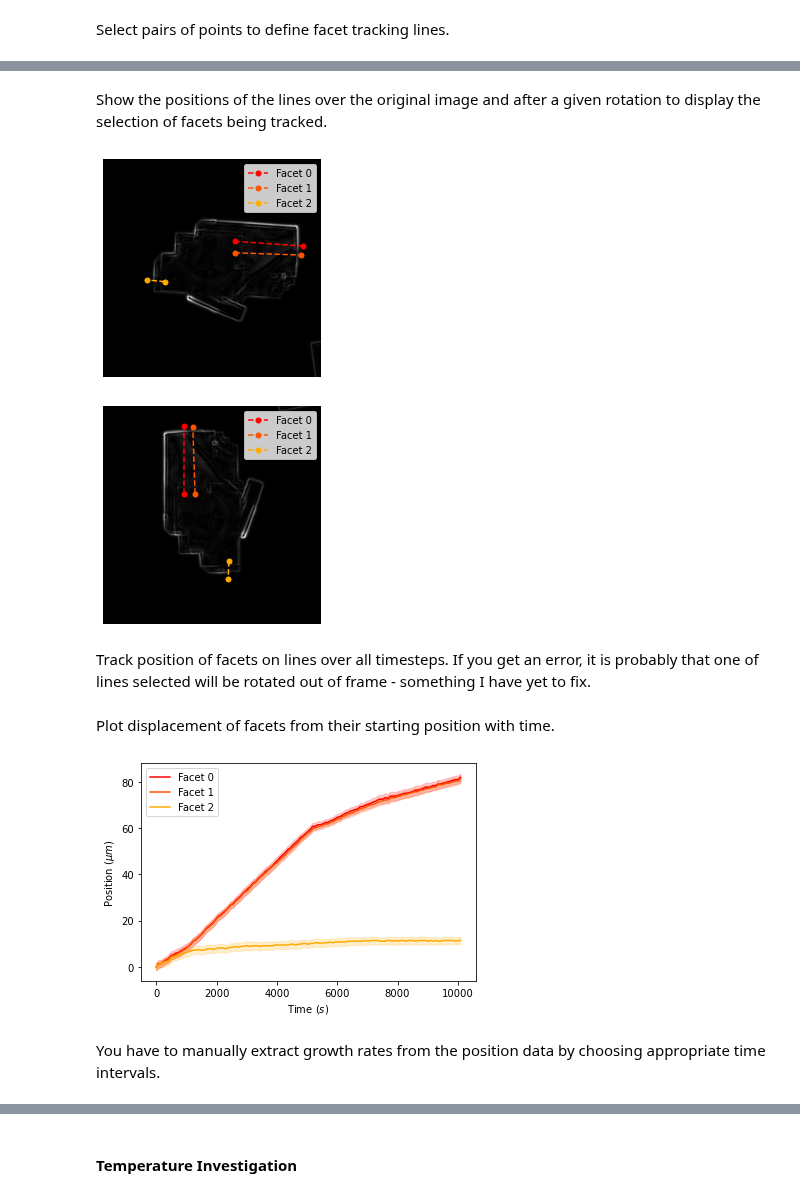
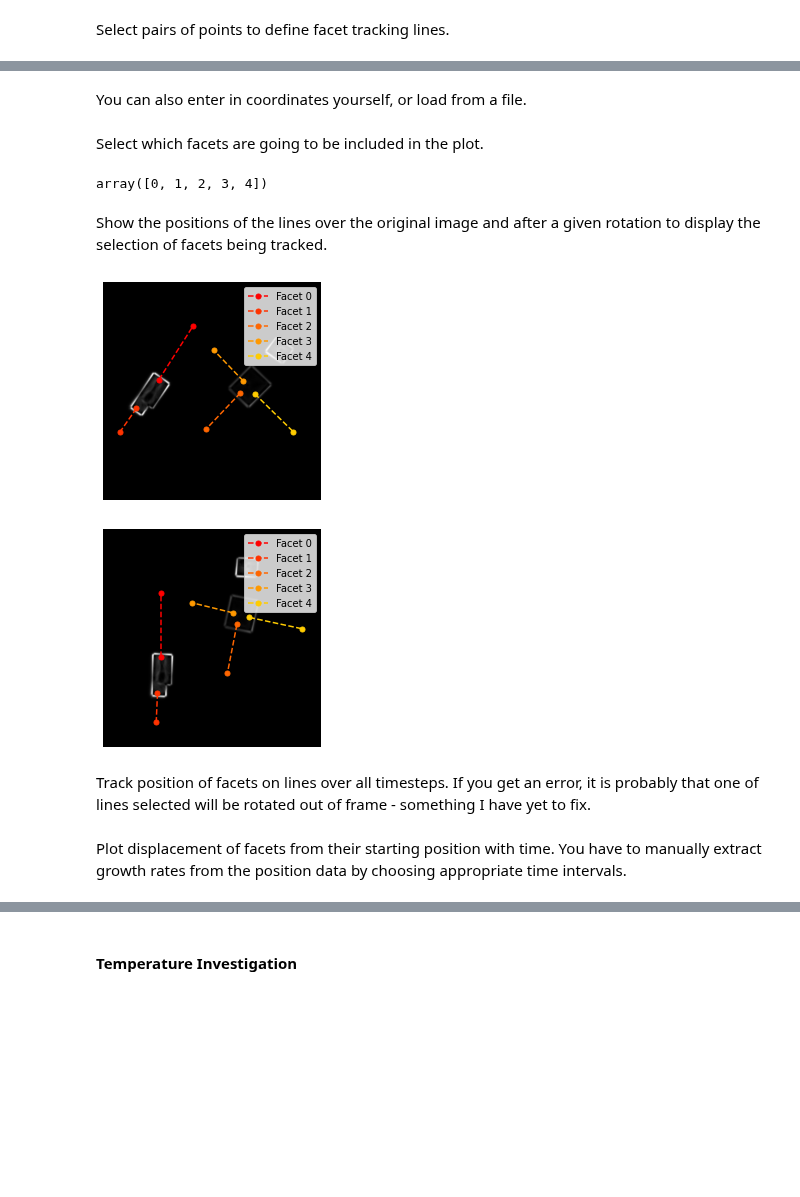
Before and after one commit to ESaundersNano/Mini-1-Multidimensional-analysis-of-perovskite-growth, a Jupyter notebook: optical_image_growth_rate.ipynb, the cells around one changed output, grey strips where cells are left out. Cells and saved outputs as stored; diff of their text form; code cells hidden in the pictures; blank space fills up the shorter version.

Commit message:
Fixed some plots and added multi temperature

```diff
--- a/optical_image_growth_rate.ipynb
+++ b/optical_image_growth_rate.ipynb
@@ -27,7 +27,8 @@ WARNING:hyperspy_gui_traitsui:The traitsui GUI elements are not available.
 # %%
 # folder = r'C:\Users\Edward\University of Cambridge\Alice Dearle - mini1 hyper-perov\example 1 reflection growth 90deg\2 reflection\\'
 # folder = r'C:\Users\Sauron\Documents\grl31\NanoDTC Mini - Edward\example 1 reflection growth\2 reflection\\'
-folder = r'C:\Users\Sauron\Documents\grl31\NanoDTC Mini - Edward\example 2 hyperspectral\090321\\'
+# folder = r'C:\Users\Sauron\Documents\grl31\NanoDTC Mini - Edward\example 2 hyperspectral\090321\\'
+folder=r'C:\Users\Sauron\Documents\grl31\NanoDTC Mini - Edward\hyperspectral 70deg\\'
 # %% [markdown]
 Can inspect the structure of the files by running the below code.
 # %%
@@ -65,4 +66,8 @@ A slight adjustment is needed for data from the hyperspectral microscope. It is
 # %%
+i = 17
+# 22 is a good choice for the 60 degree data
+# 17 not bad for 70, try 34
+
 fpaths = oif.get_filepaths(folder)
 
 rectified_fpaths = []
@@ -72,11 +77,10 @@ for fpath in fpaths:
 
 images_2D, ts, wavelengths = hsif.extract_h5py_hyperspec_data(rectified_fpaths)
 
-i = 22
-
 images = np.array([image.data[i] for image in images_2D])
 
 # pixel size
+fpath = rectified_fpaths[0]
 pixel_size = oif.get_pixel_size(fpath)
 print("Pixel size is", pixel_size, "µm/pixel")
 print("Length of images is", len(images))
@@ -417,7 +427,34 @@ line_points_list=(oif.manual_detection(test_image))
+# %% [markdown]
+You can also enter in coordinates yourself, or load from a file.
+# %%
+line_points_list = np.array(
+
+[[[620.9378366 , 401.14915672],
+        [929.5771286 , 418.36409731]],
+ [[564.37446038, 356.88216664],
+        [572.98193068, 268.34818646]],
+ [[282.78721788, 548.70579035],
+        [209.00890107, 535.1797656 ]]]
+
+)
+# %% [markdown]
+Select which facets are going to be included in the plot.
+# %%
+# set i list going to take forwards somehow that doesn't change position in color.
+# I think just replace first len in expressions below to some list of indices I specify here.
+
+i_start = 0
+i_end = 4 # inclusive
+i_list = np.arange(i_start, i_end+1)
+i_list
+# %% [output]
+array([0, 1, 2, 3, 4])
 # %% [markdown]
 Show the positions of the lines over the original image and after a given rotation to display the selection of facets being tracked.
 # %%
 %matplotlib inline
+test_image = test_image=images[0].copy()#+images[-1].copy()
+test_image = get_outline(test_image)
 rotated_image, rotated_line_points, angle = oif.image_rotation_by_manual_line(test_image, line_points_list[0])
 
 rotated_line_points_list = [] # only rotating by the first line for sake of plotting on the same image.
@@ -425,39 +462,41 @@ rotated_line_points_list = [] # only rotating by the first line for sake of plot
 row, col = test_image.shape
 image_centre = tuple(np.array([row, col])/2)
 
-for line_points in line_points_list:
+for i in i_list:
+    line_points = line_points_list[i]
     rotated_points = [oif.rotate_point(image_centre, point, -angle) for point in line_points] # Need -angle for sign convention reasons, it works
     rotated_line_points_list.append(rotated_points)
 rotated_line_points_list = np.array(rotated_line_points_list)
 
 plt.figure("Line points original")
 
 plt.imshow((test_image), cmap='Greys_r')
 
 cmap = plt.cm.get_cmap('autumn') # use any colormap you like
 
-for i in np.arange(len(line_points_list)):
+for i in i_list:
     col = cmap(i/len(line_points_list)) # cmap takes float between 0 & 1 and returns corresponding color
     line_points = line_points_list[i]
     plt.plot([line_points[0][0],line_points[1][0]], [line_points[0][1], line_points[1][1]], color=col, label="Facet %i" %i, marker = '.', markersize = 10, linestyle='--')
 plt.legend()
 plt.axis("off")
 plt.show()
 
 plt.figure("Line points rotated")
 
 plt.imshow(rotated_image, cmap='Greys_r')
 
-for i in np.arange(len(line_points_list)):
+for i in i_list:
     col = cmap(i/len(line_points_list)) # cmap takes float between 0 & 1 and returns corresponding color
-    rotated_line_points = rotated_line_points_list[i]
+    i_rotated = i-i_list[0] # adjust index for only subset of points being plotted
+    rotated_line_points = rotated_line_points_list[i_rotated]
     plt.plot([rotated_line_points[0][0],rotated_line_points[1][0]], [rotated_line_points[0][1], rotated_line_points[1][1]], color=col, label="Facet %i" %i, marker = '.', markersize = 10, linestyle='--')
 plt.legend()
 plt.axis("off")
 plt.show()
 # %% [output]
-[figure, old version]
+[figure, new version]
-[figure, old version]
+[figure, new version]
 # %% [markdown]
 Track position of facets on lines over all timesteps. If you get an error, it is probably that one of lines selected will be rotated out of frame - something I have yet to fix.
 # %%
@@ -471,27 +510,4 @@ for i in np.arange(len(line_points_list)):
 positions_array=np.array(positions_array)
 error_array = np.array(error_array)
 # %% [markdown]
-Plot displacement of facets from their starting position with time.
+Plot displacement of facets from their starting position with time. You have to manually extract growth rates from the position data by choosing appropriate time intervals.
-# %%
-%matplotlib inline
-
-cmap = plt.cm.get_cmap('autumn') # use any colormap you like
-
-
-for i in np.arange(len(line_points_list)):
-    col = cmap(i/len(line_points_list)) # cmap takes float between 0 & 1 and returns corresponding color
-    plt.plot(ts, positions_array[i], color=col, label="Facet %i" %i)
-    plt.fill_between(ts, positions_array[i]-error_array[i], positions_array[i]+error_array[i], color=col, alpha=0.2)
-
-
-plt.legend()
-plt.xlabel("Time ($s$)")
-plt.ylabel("Position ($µm$)")
-
-
-
-plt.show()
-# %% [output]
-[figure, removed]
-# %% [markdown]
-You have to manually extract growth rates from the position data by choosing appropriate time intervals.
```
Also changed, not shown: parts of 26 cells of this notebook, 9 other files.
